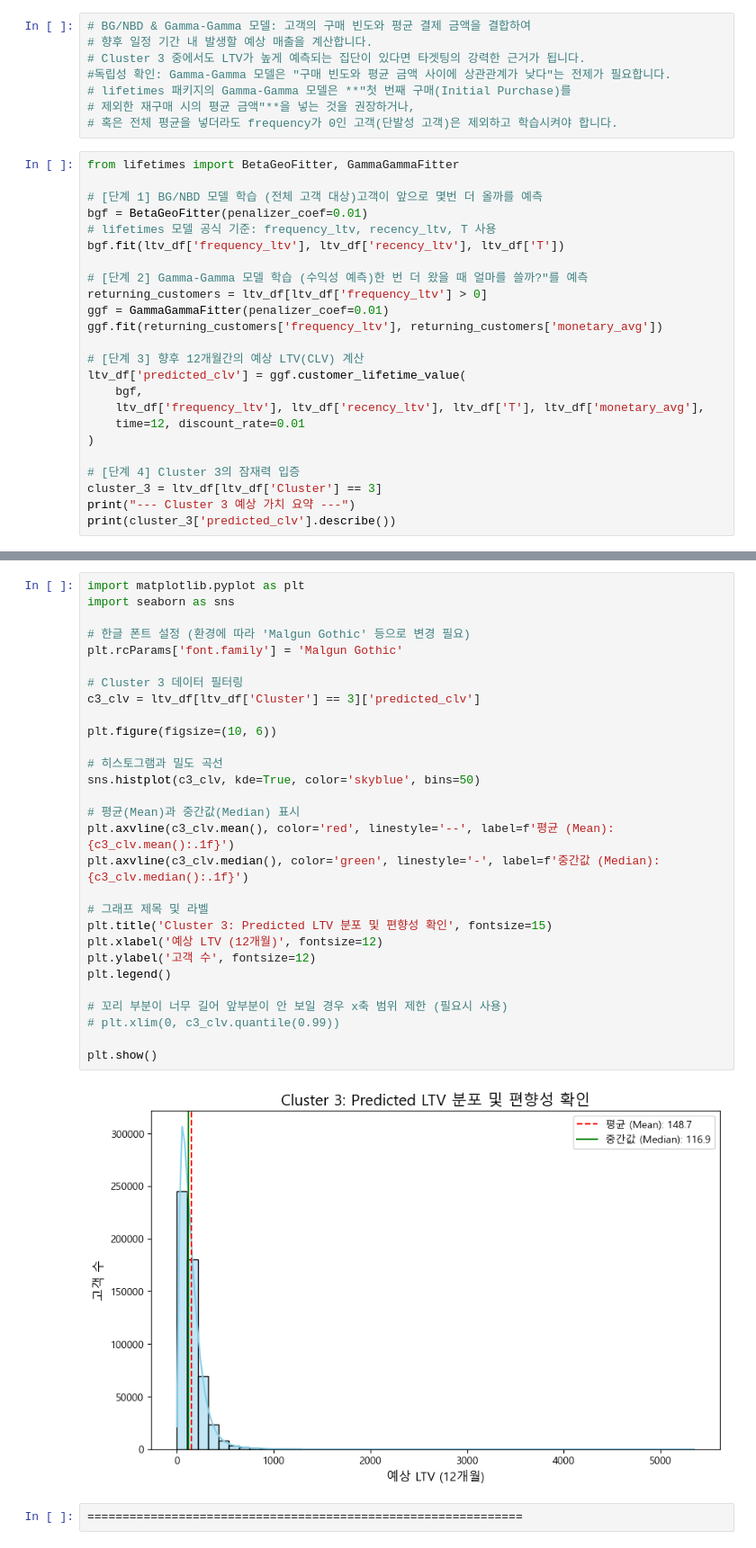
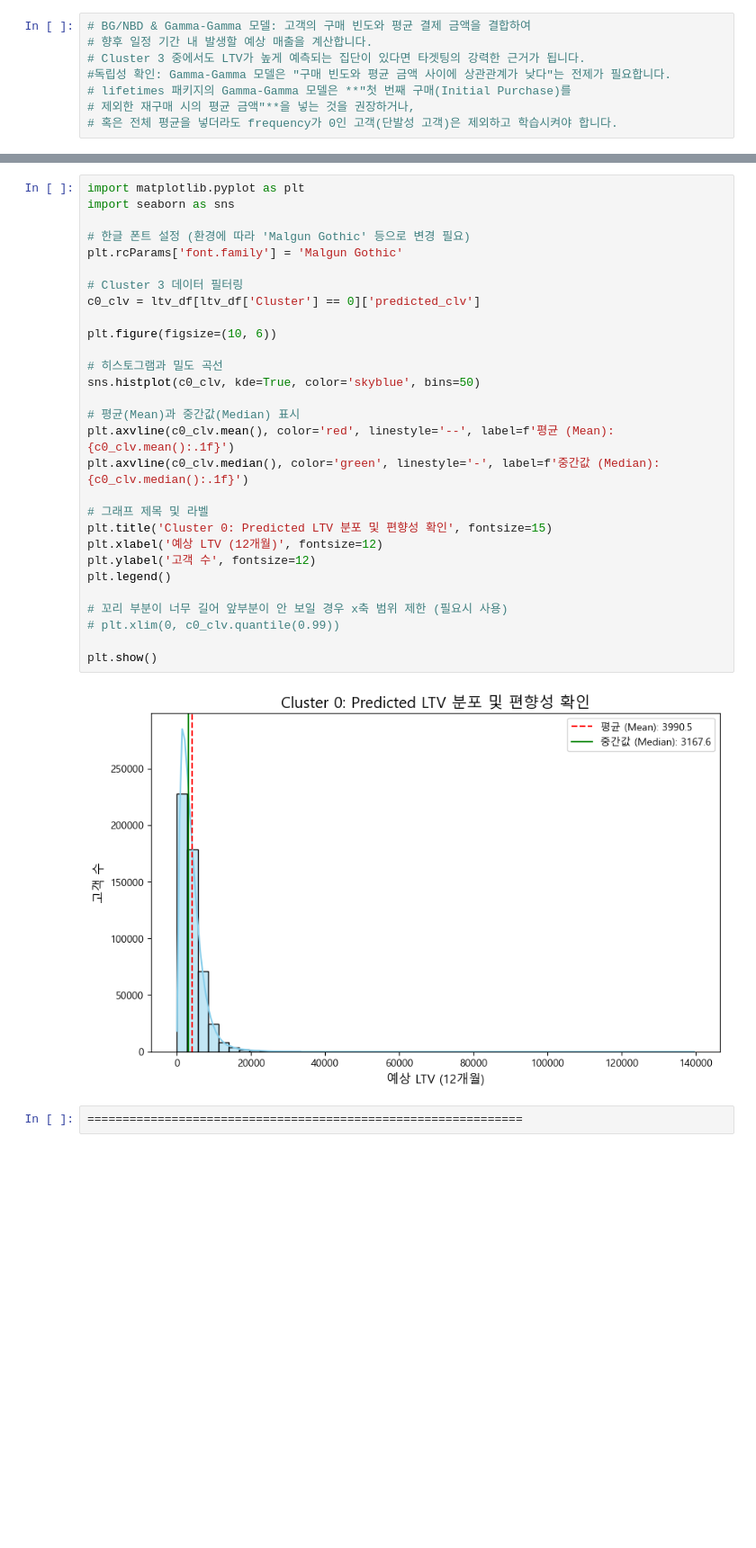
Before and after one commit to urinamu10/final_project_E-Cummers, a Jupyter notebook: 이찬혁)/H&M.ipynb, the cells around one changed output, grey strips where cells are left out. Shown at 90% size. Cells and saved outputs as stored; diff of their text form; blank space fills up the shorter version.

```diff
--- a/이찬혁)/H&M.ipynb
+++ b/이찬혁)/H&M.ipynb
@@ -256,27 +385,3 @@ Successfully installed autograd-1.8.0 lifetimes-0.11.3
 # lifetimes 패키지의 Gamma-Gamma 모델은 **"첫 번째 구매(Initial Purchase)를
 # 제외한 재구매 시의 평균 금액"**을 넣는 것을 권장하거나,
 # 혹은 전체 평균을 넣더라도 frequency가 0인 고객(단발성 고객)은 제외하고 학습시켜야 합니다.
-# %%
-from lifetimes import BetaGeoFitter, GammaGammaFitter
-
-# [단계 1] BG/NBD 모델 학습 (전체 고객 대상)고객이 앞으로 몇번 더 올까를 예측
-bgf = BetaGeoFitter(penalizer_coef=0.01)
-# lifetimes 모델 공식 기준: frequency_ltv, recency_ltv, T 사용
-bgf.fit(ltv_df['frequency_ltv'], ltv_df['recency_ltv'], ltv_df['T'])
-
-# [단계 2] Gamma-Gamma 모델 학습 (수익성 예측)한 번 더 왔을 때 얼마를 쓸까?"를 예측
-returning_customers = ltv_df[ltv_df['frequency_ltv'] > 0]
-ggf = GammaGammaFitter(penalizer_coef=0.01)
-ggf.fit(returning_customers['frequency_ltv'], returning_customers['monetary_avg'])
-
-# [단계 3] 향후 12개월간의 예상 LTV(CLV) 계산
-ltv_df['predicted_clv'] = ggf.customer_lifetime_value(
-    bgf,
-    ltv_df['frequency_ltv'], ltv_df['recency_ltv'], ltv_df['T'], ltv_df['monetary_avg'],
-    time=12, discount_rate=0.01
-)
-
-# [단계 4] Cluster 3의 잠재력 입증
-cluster_3 = ltv_df[ltv_df['Cluster'] == 3]
-print("--- Cluster 3 예상 가치 요약 ---")
-print(cluster_3['predicted_clv'].describe())
@@ -358,33 +459,33 @@ Cluster
 # %%
 import matplotlib.pyplot as plt
 import seaborn as sns
 
 # 한글 폰트 설정 (환경에 따라 'Malgun Gothic' 등으로 변경 필요)
 plt.rcParams['font.family'] = 'Malgun Gothic'
 
 # Cluster 3 데이터 필터링
-c3_clv = ltv_df[ltv_df['Cluster'] == 3]['predicted_clv']
+c0_clv = ltv_df[ltv_df['Cluster'] == 0]['predicted_clv']
 
 plt.figure(figsize=(10, 6))
 
 # 히스토그램과 밀도 곡선
-sns.histplot(c3_clv, kde=True, color='skyblue', bins=50)
+sns.histplot(c0_clv, kde=True, color='skyblue', bins=50)
 
 # 평균(Mean)과 중간값(Median) 표시
-plt.axvline(c3_clv.mean(), color='red', linestyle='--', label=f'평균 (Mean): {c3_clv.mean():.1f}')
-plt.axvline(c3_clv.median(), color='green', linestyle='-', label=f'중간값 (Median): {c3_clv.median():.1f}')
+plt.axvline(c0_clv.mean(), color='red', linestyle='--', label=f'평균 (Mean): {c0_clv.mean():.1f}')
+plt.axvline(c0_clv.median(), color='green', linestyle='-', label=f'중간값 (Median): {c0_clv.median():.1f}')
 
 # 그래프 제목 및 라벨
-plt.title('Cluster 3: Predicted LTV 분포 및 편향성 확인', fontsize=15)
+plt.title('Cluster 0: Predicted LTV 분포 및 편향성 확인', fontsize=15)
 plt.xlabel('예상 LTV (12개월)', fontsize=12)
 plt.ylabel('고객 수', fontsize=12)
 plt.legend()
 
 # 꼬리 부분이 너무 길어 앞부분이 안 보일 경우 x축 범위 제한 (필요시 사용)
-# plt.xlim(0, c3_clv.quantile(0.99))
+# plt.xlim(0, c0_clv.quantile(0.99))
 
 plt.show()
 # %% [output]
-[figure, old version]
+[figure, new version]
 # %%
 ==============================================================
```
Also changed, not shown: parts of 59 cells of this notebook.
